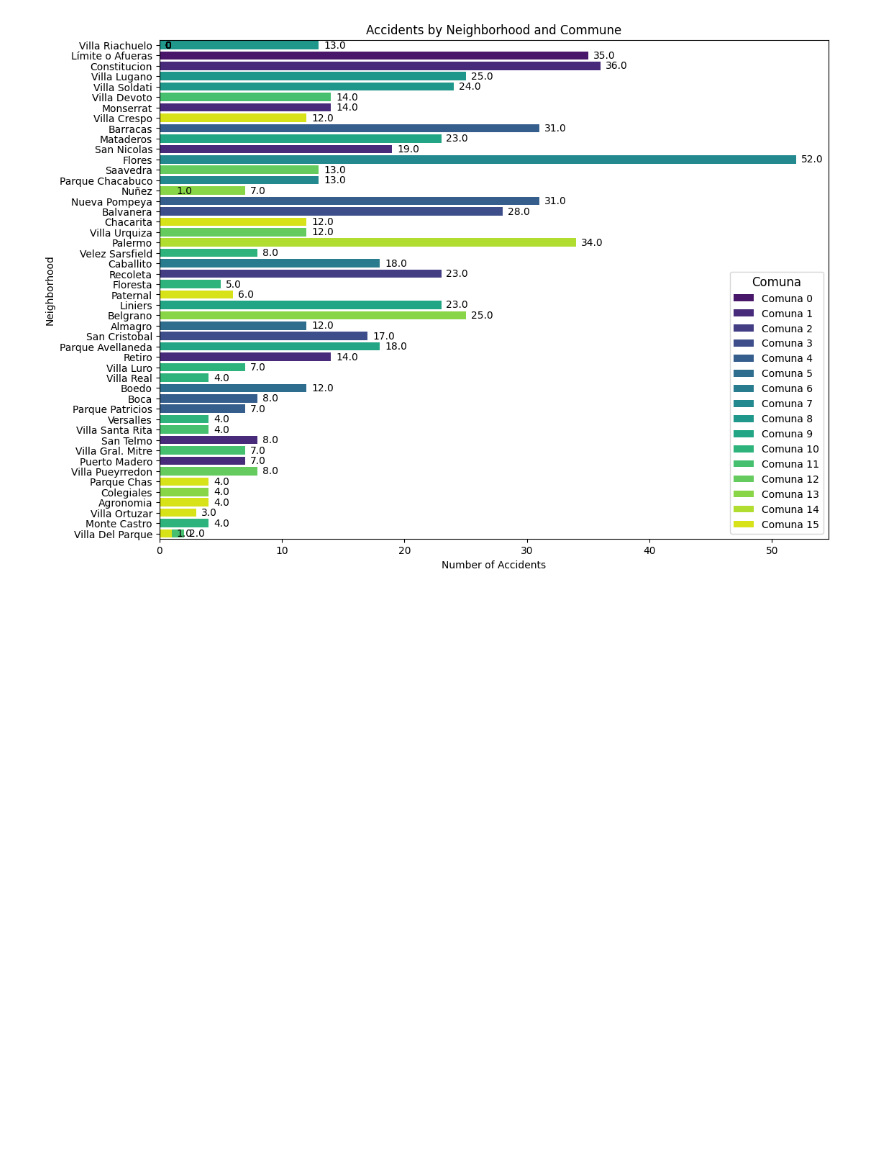
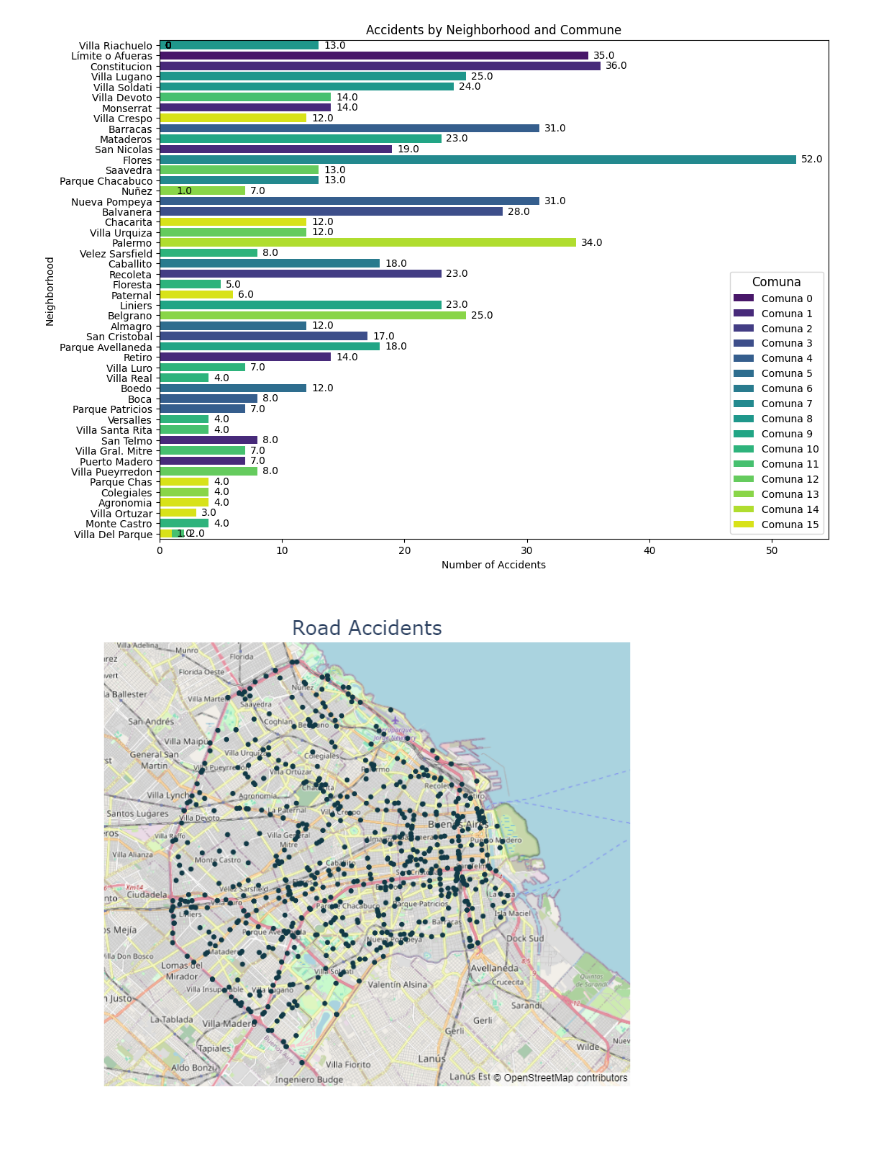
Before and after one commit to leocortes85/Road-accidents-in-the-City-of-Buenos-Aires--CABA, a Jupyter notebook: EDA.ipynb, the cells around one changed output. Drawn from its saved outputs; the diff is of its cells as text; code cells hidden in the pictures; blank space fills up the shorter version.

```diff
--- a/EDA.ipynb
+++ b/EDA.ipynb
@@ -297,0 +324,9 @@ plt.show()
+# %%
+from IPython.display import Image, display
+# Image path
+image_path = 'images/all_accidents.png'
+
+# Show image
+display(Image(filename=image_path))
+# %% [output]
+[figure, added]
```
Also changed, not shown: parts of 6 cells of this notebook, 1 other file.
